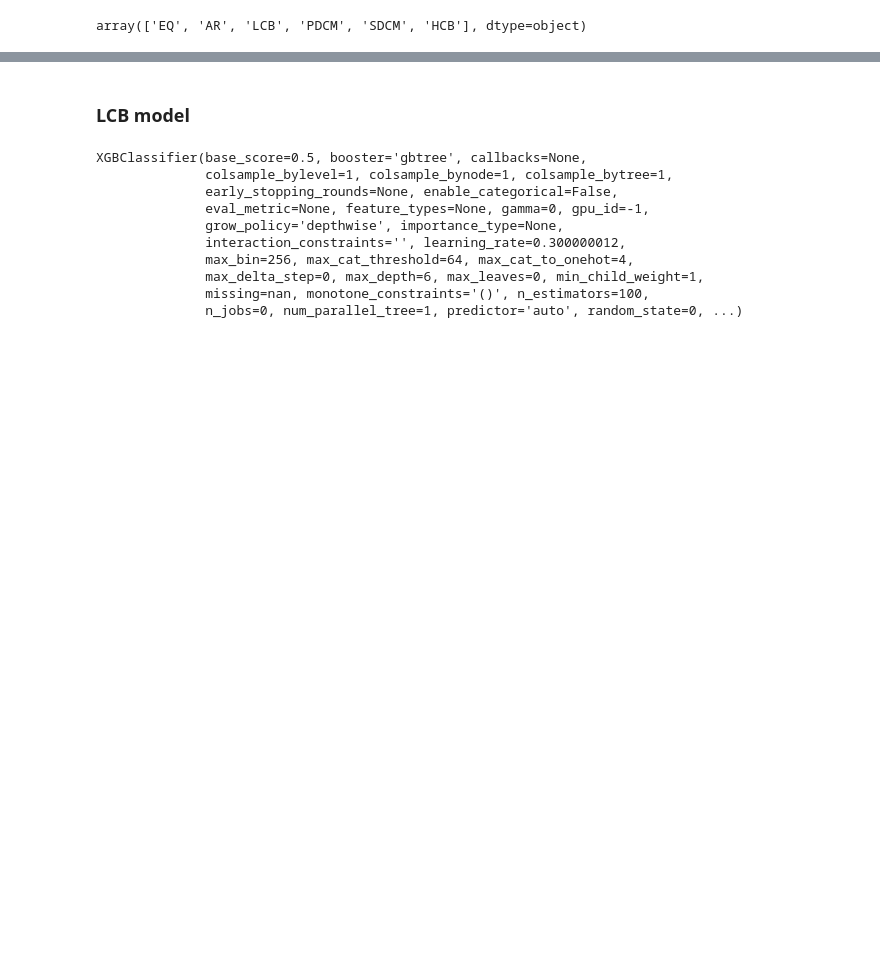
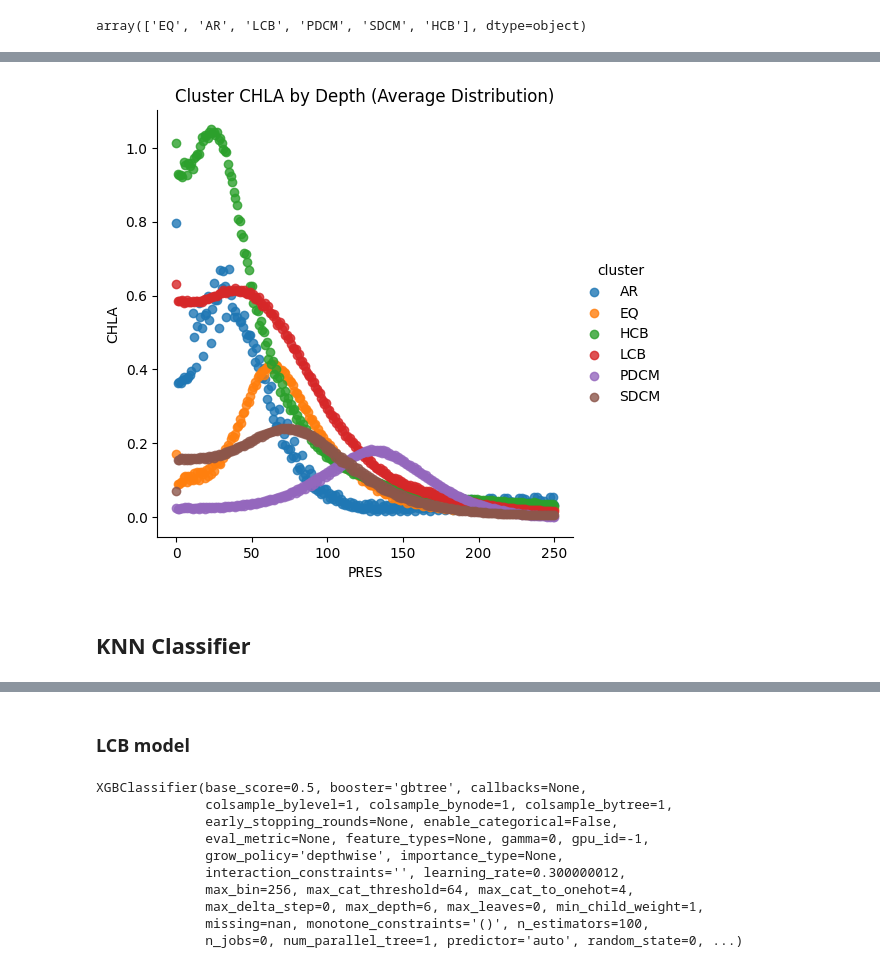
Before and after one commit to gnyirjesy/ocean-depth-characterization, a Jupyter notebook: preliminary_models/cluster_classification_gn.ipynb, the cells around one changed output, grey strips where cells are left out. Cells and saved outputs as stored; diff of their text form; code cells hidden in the pictures; blank space fills up the shorter version.

```diff
--- a/preliminary_models/cluster_classification_gn.ipynb
+++ b/preliminary_models/cluster_classification_gn.ipynb
@@ -217,0 +233,10 @@ array(['EQ', 'AR', 'LCB', 'PDCM', 'SDCM', 'HCB'], dtype=object)
+# %%
+cluster_assignments = model_data[['cluster','float_cycle']]
+#train_set[['cluster']].reset_index()
+test = chla_distribution.merge(cluster_assignments, on='float_cycle')
+test = test[['cluster','PRES','CHLA']].groupby(['cluster','PRES']).agg('mean').reset_index()
+_ = sns.lmplot(x='PRES',y='CHLA', hue='cluster',data=test, fit_reg=False)
+_ = plt.title('Cluster CHLA by Depth (Average Distribution)')
+# _ = plt.gca().invert_yaxis()
+# %% [output]
+[figure, added]
@@ -217,0 +245,2 @@ array(['EQ', 'AR', 'LCB', 'PDCM', 'SDCM', 'HCB'], dtype=object)
+# %% [markdown]
+## KNN Classifier
```
Also changed, not shown: parts of 68 cells of this notebook.
